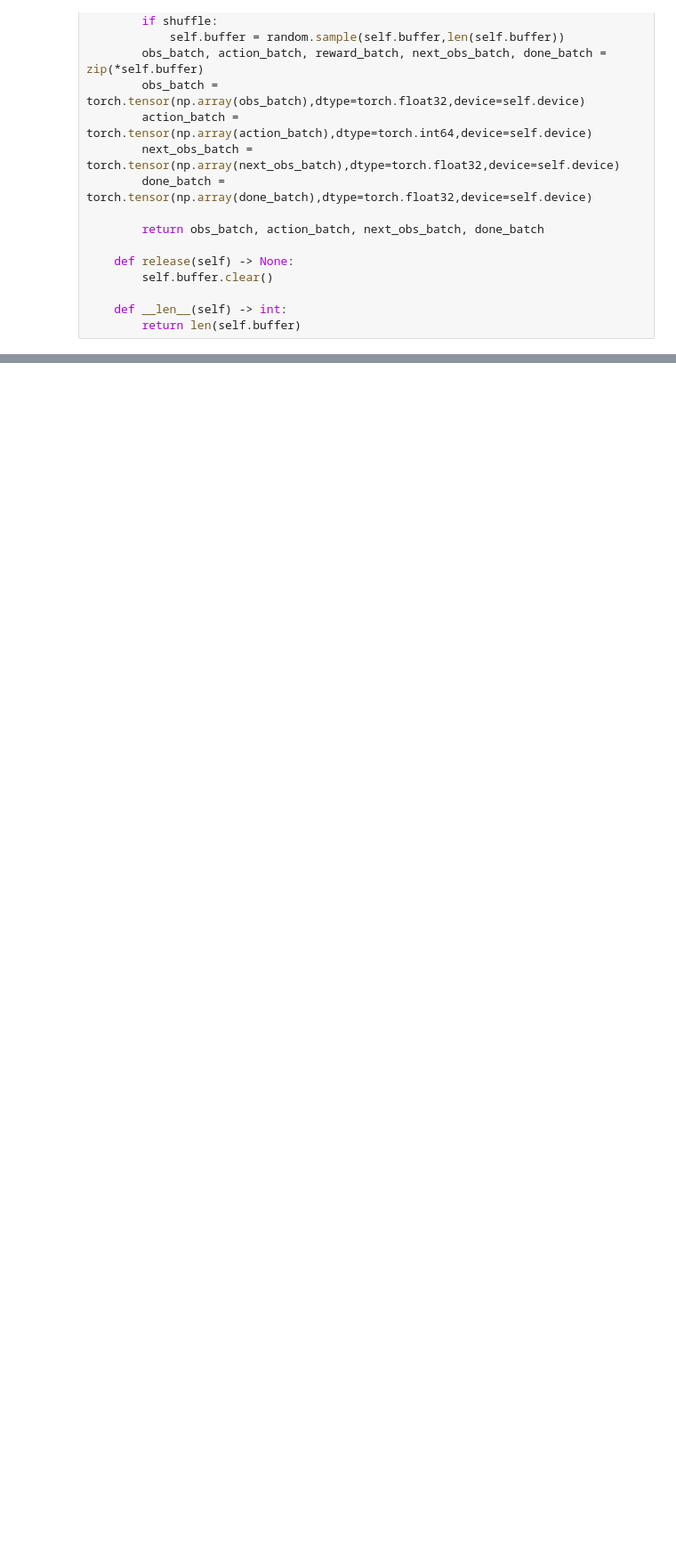
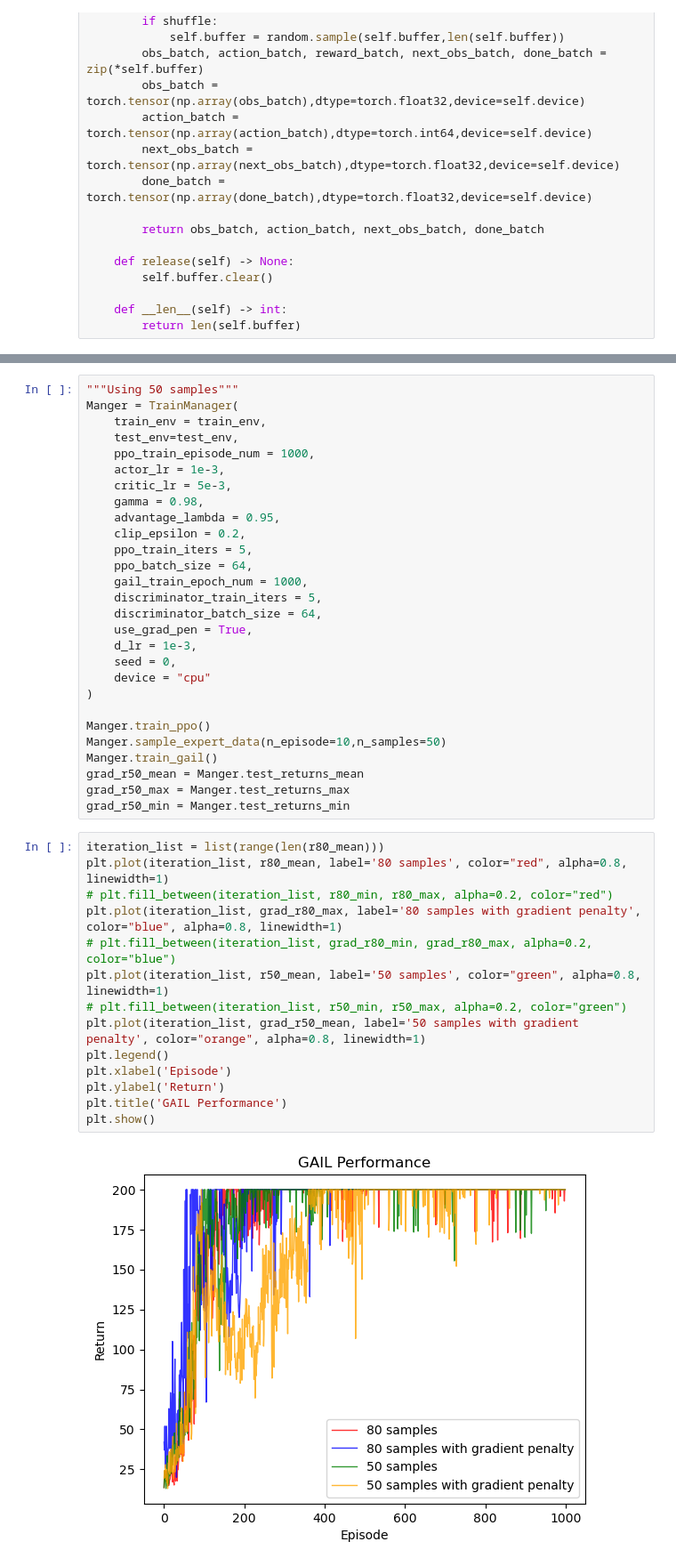
Before and after one commit to RanZhu1989/RL_PlayGround, a Jupyter notebook: Behavior_Cloning/GAIL.ipynb, the cells around one changed output, grey strips where cells are left out. Shown: that part at 89% size. Drawn from its saved outputs; the diff is of its cells as text; blank space fills up the shorter version.

```diff
--- a/Behavior_Cloning/GAIL.ipynb
+++ b/Behavior_Cloning/GAIL.ipynb
@@ -627,0 +696,44 @@ plt.show()
+# %%
+"""Using 50 samples"""
+Manger = TrainManager(
+    train_env = train_env,
+    test_env=test_env,
+    ppo_train_episode_num = 1000,
+    actor_lr = 1e-3,
+    critic_lr = 5e-3,
+    gamma = 0.98,
+    advantage_lambda = 0.95,
+    clip_epsilon = 0.2,
+    ppo_train_iters = 5,
+    ppo_batch_size = 64,
+    gail_train_epoch_num = 1000,
+    discriminator_train_iters = 5,
+    discriminator_batch_size = 64,
+    use_grad_pen = True,
+    d_lr = 1e-3,
+    seed = 0,
+    device = "cpu"
+)
+
+Manger.train_ppo()
+Manger.sample_expert_data(n_episode=10,n_samples=50)
+Manger.train_gail()
+grad_r50_mean = Manger.test_returns_mean
+grad_r50_max = Manger.test_returns_max
+grad_r50_min = Manger.test_returns_min
+# %%
+iteration_list = list(range(len(r80_mean)))
+plt.plot(iteration_list, r80_mean, label='80 samples', color="red", alpha=0.8, linewidth=1)
+# plt.fill_between(iteration_list, r80_min, r80_max, alpha=0.2, color="red")
+plt.plot(iteration_list, grad_r80_max, label='80 samples with gradient penalty', color="blue", alpha=0.8, linewidth=1)
+# plt.fill_between(iteration_list, grad_r80_min, grad_r80_max, alpha=0.2, color="blue")
+plt.plot(iteration_list, r50_mean, label='50 samples', color="green", alpha=0.8, linewidth=1)
+# plt.fill_between(iteration_list, r50_min, r50_max, alpha=0.2, color="green")
+plt.plot(iteration_list, grad_r50_mean, label='50 samples with gradient penalty', color="orange", alpha=0.8, linewidth=1)
+plt.legend()
+plt.xlabel('Episode')
+plt.ylabel('Return')
+plt.title('GAIL Performance')
+plt.show()
+# %% [output]
+[figure, added]
```
Also changed, not shown: parts of 11 cells of this notebook.
